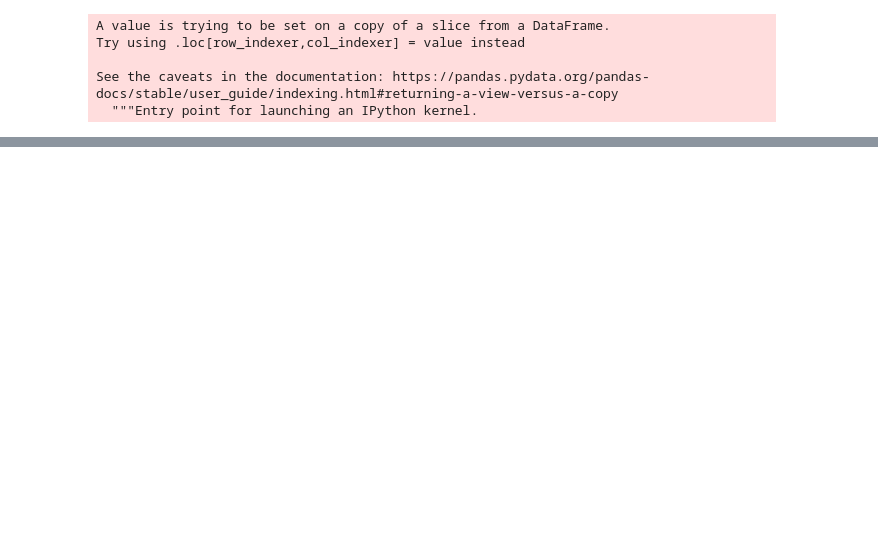
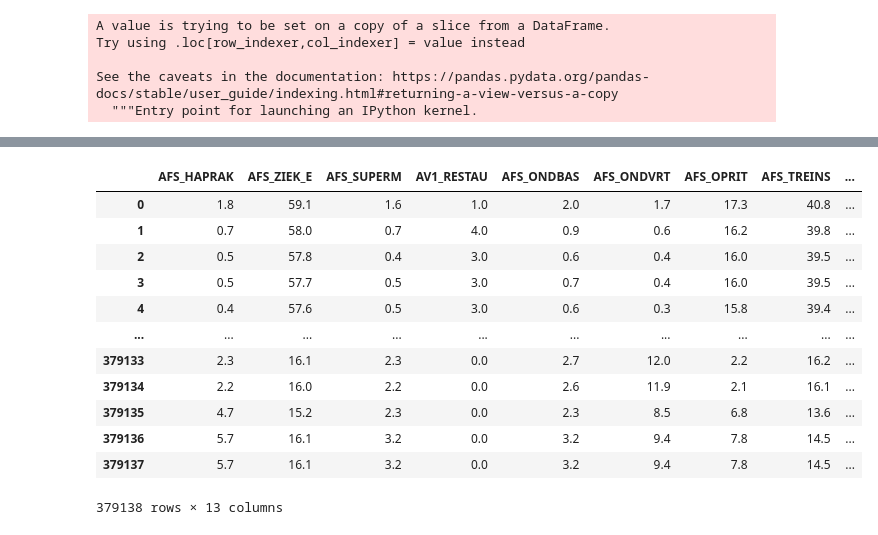
Before and after one commit to NielsvanOpstal/Thesis, a Jupyter notebook: datacleaning.ipynb, the cells around one changed output, grey strips where cells are left out. Saved outputs shown, nothing was run; the diff lists cells and outputs as text; code cells hidden in the pictures; blank space fills up the shorter version.

```diff
--- a/datacleaning.ipynb
+++ b/datacleaning.ipynb
@@ -326,0 +339,16 @@ See the caveats in the documentation: https://pandas.pydata.org/pandas-docs/stab
+# %%
+cbs
+# %% [output]
+|  | AFS_HAPRAK | AFS_ZIEK_E | AFS_SUPERM | AV1_RESTAU | AFS_ONDBAS | AFS_ONDVRT | AFS_OPRIT | AFS_TREINS | ... |
+| 0 | 1.8 | 59.1 | 1.6 | 1.0 | 2.0 | 1.7 | 17.3 | 40.8 | ... |
+| 1 | 0.7 | 58.0 | 0.7 | 4.0 | 0.9 | 0.6 | 16.2 | 39.8 | ... |
+| 2 | 0.5 | 57.8 | 0.4 | 3.0 | 0.6 | 0.4 | 16.0 | 39.5 | ... |
+| 3 | 0.5 | 57.7 | 0.5 | 3.0 | 0.7 | 0.4 | 16.0 | 39.5 | ... |
+| 4 | 0.4 | 57.6 | 0.5 | 3.0 | 0.6 | 0.3 | 15.8 | 39.4 | ... |
+| ... | ... | ... | ... | ... | ... | ... | ... | ... | ... |
+| 379133 | 2.3 | 16.1 | 2.3 | 0.0 | 2.7 | 12.0 | 2.2 | 16.2 | ... |
+| 379134 | 2.2 | 16.0 | 2.2 | 0.0 | 2.6 | 11.9 | 2.1 | 16.1 | ... |
+| 379135 | 4.7 | 15.2 | 2.3 | 0.0 | 2.3 | 8.5 | 6.8 | 13.6 | ... |
+| 379136 | 5.7 | 16.1 | 3.2 | 0.0 | 3.2 | 9.4 | 7.8 | 14.5 | ... |
+| 379137 | 5.7 | 16.1 | 3.2 | 0.0 | 3.2 | 9.4 | 7.8 | 14.5 | ... |
+379138 rows × 13 columns
```
Also changed, not shown: parts of 8 cells of this notebook, 3 other files.
